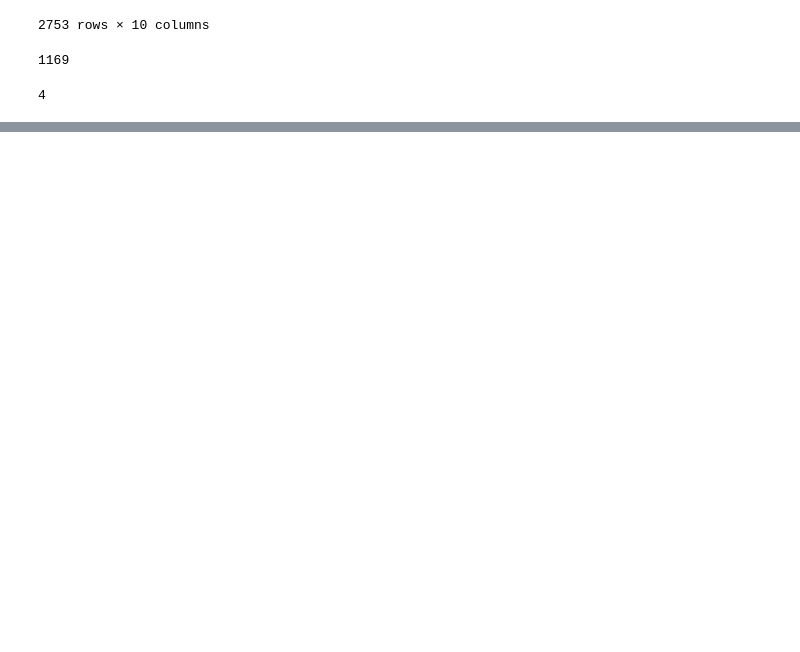
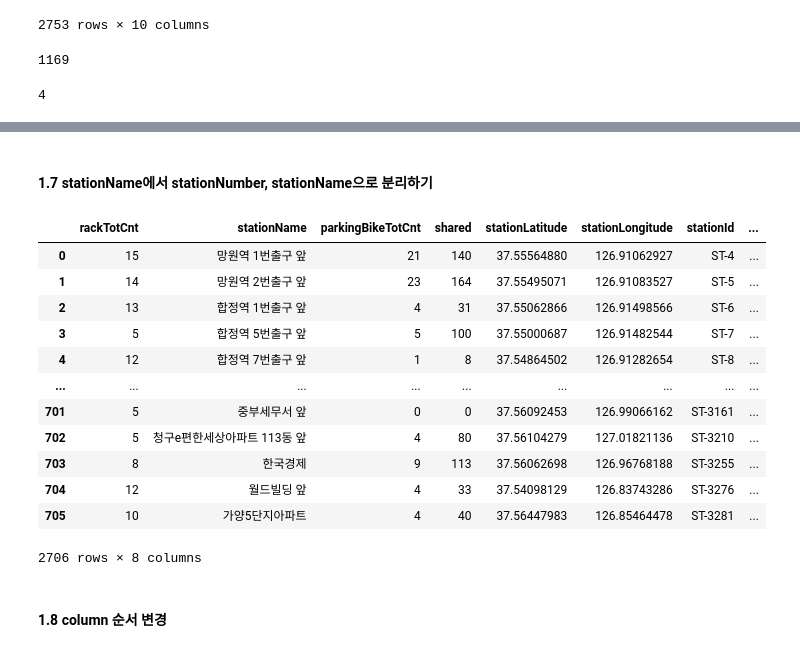
Before and after one commit to Minsoo0405/wanted-pre-onboarding-challenge-data, a Jupyter notebook: Data_Challenge_Project/code/data_load.ipynb, the cells around one changed output, grey strips where cells are left out. Drawn from its saved outputs; the diff is of its cells as text; code cells hidden in the pictures; blank space fills up the shorter version.

```diff
--- a/Data_Challenge_Project/code/data_load.ipynb
+++ b/Data_Challenge_Project/code/data_load.ipynb
@@ -269,0 +353,5 @@ df_rental_shop['운영\n방식'].isnull().sum()
+# %%
+file = open('../data/rental_history_data2.json')
+data2 = json.load(file)
+df2 = pd.json_normalize(data2['rentBikeStatus']['row'])
+df2
@@ -269,0 +372,5 @@ df_rental_shop['운영\n방식'].isnull().sum()
+# %%
+file = open('../data/rental_history_data3.json')
+data3 = json.load(file)
+df3 = pd.json_normalize(data3['rentBikeStatus']['row'])
+df3
@@ -269,0 +393,3 @@ df_rental_shop['운영\n방식'].isnull().sum()
+# %%
+df_fin = pd.concat([df1,df2,df3])
+df_fin
@@ -269,0 +410,24 @@ df_rental_shop['운영\n방식'].isnull().sum()
+# %% [markdown]
+#### 1.7 stationName에서 stationNumber, stationName으로 분리하기
+# %%
+df_station = df_fin['stationName'].str.split('.')
+df_fin['stationNumber'] = df_station.str.get(0)
+df_fin['stationName'] = df_station.str.get(1)
+# %%
+df_fin
+# %% [output]
+|  | rackTotCnt | stationName | parkingBikeTotCnt | shared | stationLatitude | stationLongitude | stationId | ... |
+| 0 | 15 | 망원역 1번출구 앞 | 21 | 140 | 37.55564880 | 126.91062927 | ST-4 | ... |
+| 1 | 14 | 망원역 2번출구 앞 | 23 | 164 | 37.55495071 | 126.91083527 | ST-5 | ... |
+| 2 | 13 | 합정역 1번출구 앞 | 4 | 31 | 37.55062866 | 126.91498566 | ST-6 | ... |
+| 3 | 5 | 합정역 5번출구 앞 | 5 | 100 | 37.55000687 | 126.91482544 | ST-7 | ... |
+| 4 | 12 | 합정역 7번출구 앞 | 1 | 8 | 37.54864502 | 126.91282654 | ST-8 | ... |
+| ... | ... | ... | ... | ... | ... | ... | ... | ... |
+| 701 | 5 | 중부세무서 앞 | 0 | 0 | 37.56092453 | 126.99066162 | ST-3161 | ... |
+| 702 | 5 | 청구e편한세상아파트 113동 앞 | 4 | 80 | 37.56104279 | 127.01821136 | ST-3210 | ... |
+| 703 | 8 | 한국경제 | 9 | 113 | 37.56062698 | 126.96768188 | ST-3255 | ... |
+| 704 | 12 | 월드빌딩 앞 | 4 | 33 | 37.54098129 | 126.83743286 | ST-3276 | ... |
+| 705 | 10 | 가양5단지아파트 | 4 | 40 | 37.56447983 | 126.85464478 | ST-3281 | ... |
+2706 rows × 8 columns
+# %% [markdown]
+#### 1.8 column 순서 변경
```
Also changed, not shown: parts of 27 cells of this notebook.
